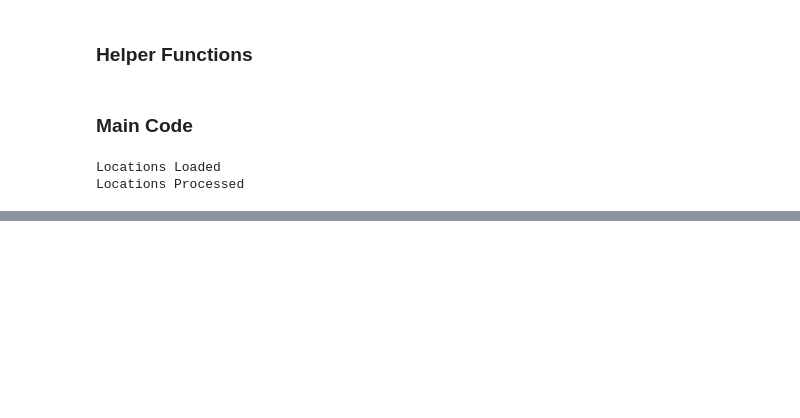
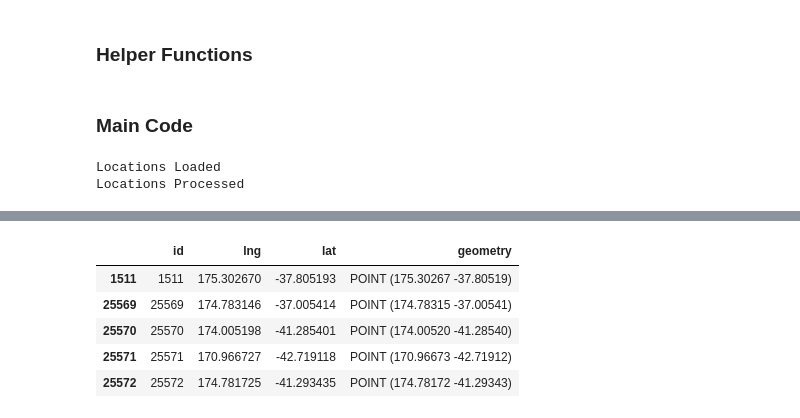
Before and after one commit to has-c/UserMobilityMining, a Jupyter notebook: Gowalla Preprocessing.ipynb, the cells around one changed output, grey strips where cells are left out. Saved outputs shown, nothing was run; the diff lists cells and outputs as text; code cells hidden in the pictures; blank space fills up the shorter version.

```diff
--- a/Gowalla Preprocessing.ipynb
+++ b/Gowalla Preprocessing.ipynb
@@ -174,0 +187,13 @@ chunk.index = range(0,chunk.shape[0])
+# %%
+#create a geo-dataframe
+geoDf = gpd.GeoDataFrame(nzCheckins,
+                        crs=crs,
+                        geometry=geometry)
+geoDf.head()
+# %% [output]
+|  | id | lng | lat | geometry |
+| 1511 | 1511 | 175.302670 | -37.805193 | POINT (175.30267 -37.80519) |
+| 25569 | 25569 | 174.783146 | -37.005414 | POINT (174.78315 -37.00541) |
+| 25570 | 25570 | 174.005198 | -41.285401 | POINT (174.00520 -41.28540) |
+| 25571 | 25571 | 170.966727 | -42.719118 | POINT (170.96673 -42.71912) |
+| 25572 | 25572 | 174.781725 | -41.293435 | POINT (174.78172 -41.29343) |
```
Also changed, not shown: parts of 13 cells of this notebook.
